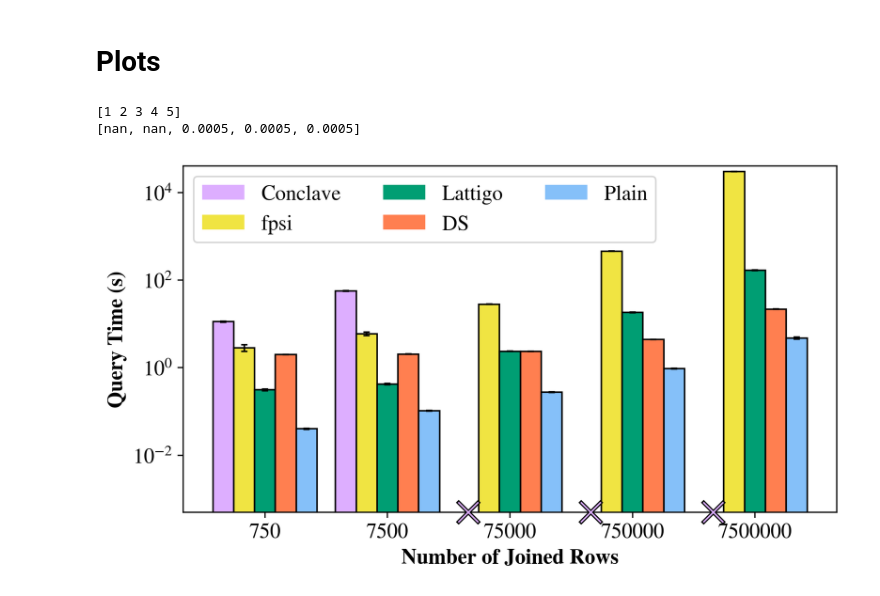
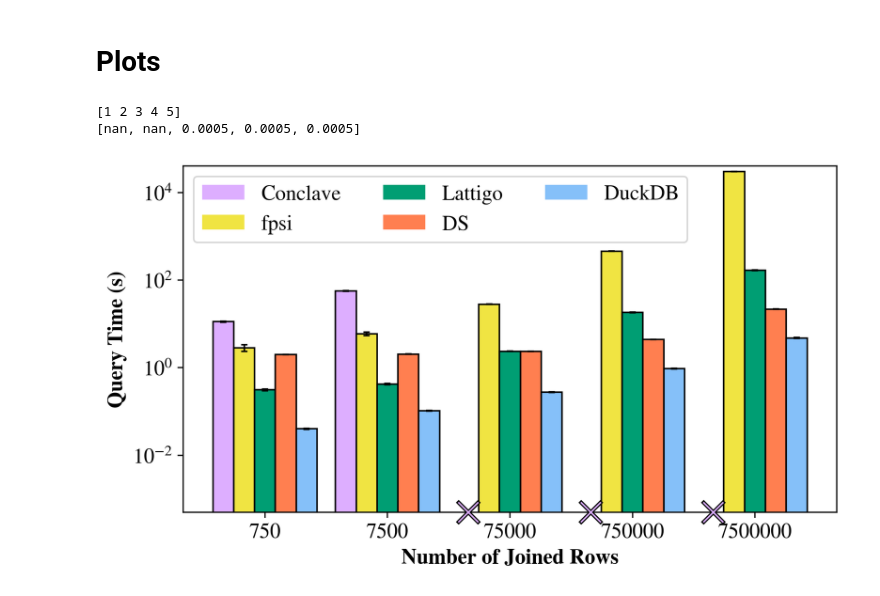
Before and after one commit to Dumplingz/data-pooling-experiments, a Jupyter notebook: data_analysis/join_data_parsing.ipynb, the cells around one changed output. Saved outputs shown, nothing was run; the diff lists cells and outputs as text; code cells hidden in the pictures.

Commit message:
plain -> duckdb

```diff
--- a/data_analysis/join_data_parsing.ipynb
+++ b/data_analysis/join_data_parsing.ipynb
@@ -239,32 +239,32 @@ plt.bar(x=X_axis+width,width=width,height=datastation_medians,yerr=datastation_s
         error_kw={"elinewidth":1,"capsize":2,"capthick":1},
         color='none'
         )
 
 # Plaintext
-plt.bar(x=X_axis+2*width, width=width, height=plaintext_medians, label = "Plain",
+plt.bar(x=X_axis+2*width, width=width, height=plaintext_medians, label = "DuckDB",
         color='#85C0F9')
 
 plt.bar(x=X_axis+2*width,width=width,height=plaintext_medians,yerr=plaintext_stdevs,
         edgecolor='black',
         error_kw={"elinewidth":1,"capsize":2,"capthick":1},
         color='none'
         )
 
 
 axes = plt.gca()
 axes.set_ylim([min_y,max_y])
 
 
 plt.xlabel("Number of Joined Rows", fontweight="bold")
 plt.ylabel("Query Time (s)", fontweight="bold")
 plt.legend(ncol=3)
 
 plt.xticks(X_axis, [750,7500,75000,750000,7500000])
 
 plt.savefig("join.pdf", bbox_inches='tight')
 
 plt.show()
 # %% [output]
 [1 2 3 4 5]
 [nan, nan, 0.0005, 0.0005, 0.0005]
-[figure, old version]
+[figure, new version]
```
Also changed, not shown: parts of 1 cell of this notebook, 3 other files.
